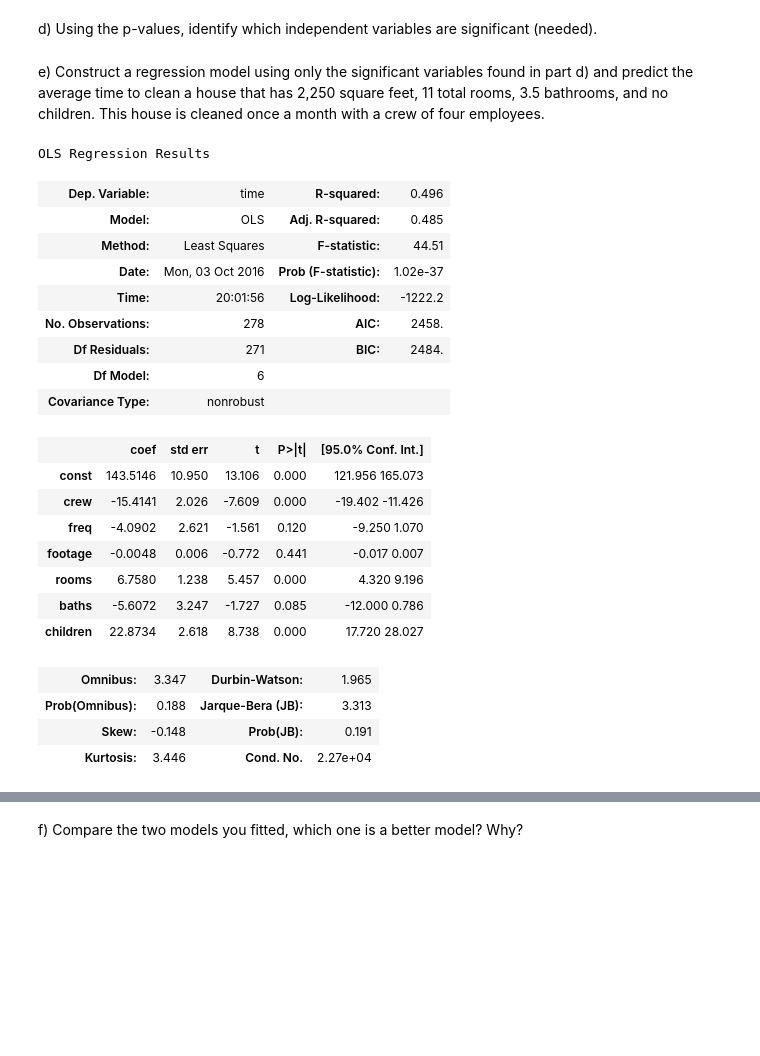
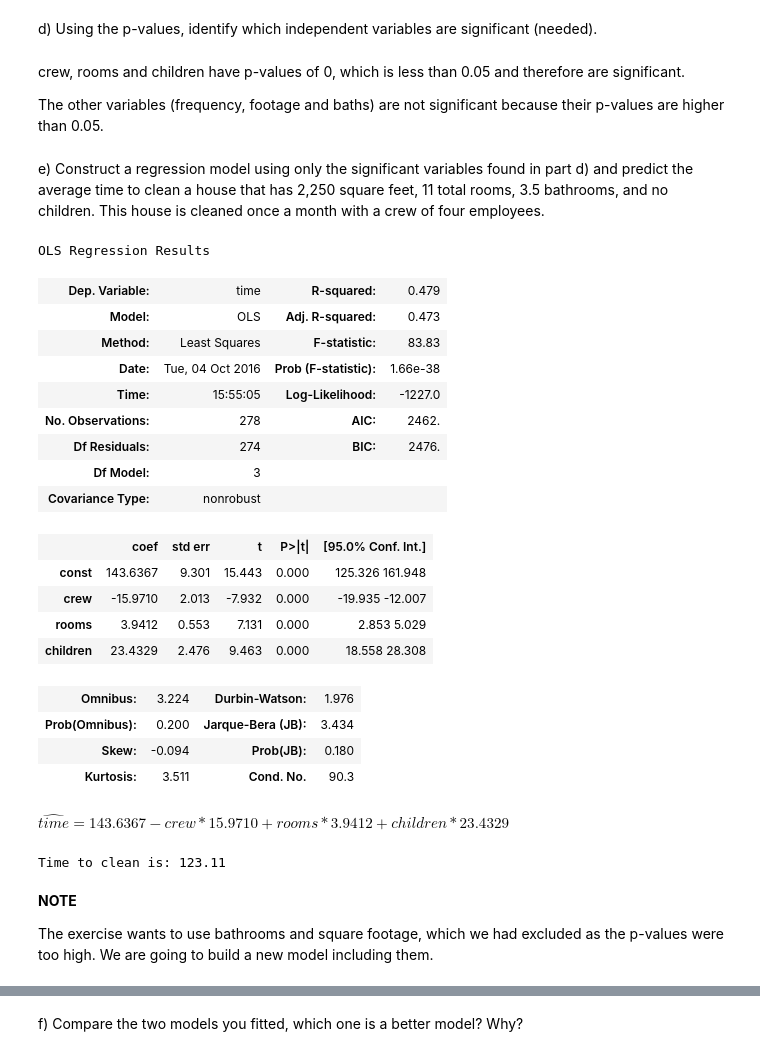
Before and after one commit to carlespoles/DSCI6002-student, a Jupyter notebook: week6/6-2_MultReg1/DSCI6002-6.2-Lab-CarlesPolesMielgo_JeremyGrace.ipynb, the cells around one changed output, grey strips where cells are left out. Cells and saved outputs as stored; diff of their text form; code cells hidden in the pictures; blank space fills up the shorter version.

```diff
--- a/week6/6-2_MultReg1/DSCI6002-6.2-Lab-CarlesPolesMielgo_JeremyGrace.ipynb
+++ b/week6/6-2_MultReg1/DSCI6002-6.2-Lab-CarlesPolesMielgo_JeremyGrace.ipynb
@@ -139,7 +149,7 @@ You are shopping for a laptop computer at Best Buy. To help you with your decisi
 
 a) Using multiple regression, model selling price using the variables screen size, hard drive size, amount of ram, number of usb ports and weight.
 # %%
-laptops = pd.read_sql("SELECT * FROM laptops AS l;", engine)
+laptops = pd.read_sql("SELECT * FROM laptops;", engine)
 # %%
 laptops.head()
 # %% [output]
@@ -315,7 +379,4 @@ squad.head()
 | 2 | 3 | 2 | 3 | 1 | 1630 | 8 | 2.0 | 0 | 2016-09-12 | 131 |
 | 3 | 4 | 3 | 3 | 1 | 1640 | 7 | 1.5 | 0 | 2016-09-11 | 141 |
 | 4 | 5 | 4 | 3 | 0 | 1711 | 8 | 2.5 | 1 | 2016-09-27 | 144 |
-# %%
-# We need to cast dt, which is of type datetime, to int to avoid error when running the OLS model.
-squad['dt'] = squad['dt'].astype(int)
 # %%
@@ -357,35 +433,48 @@ c) Interpret the meaning of the regression coefficient for the Rooms, Crew, Chil
 # %% [markdown]
 d) Using the p-values, identify which independent variables are significant (needed).
+# %% [markdown]
+crew, rooms and children have p-values of 0, which is less than 0.05 and therefore are significant.
+
+The other variables (frequency, footage and baths) are not significant because their p-values are higher than 0.05.
 # %% [markdown]
 e) Construct a regression model using only the significant variables found in part d) and predict the average time to clean a house that has 2,250 square feet, 11 total rooms, 3.5 bathrooms, and no children. This house is cleaned once a month with a crew of four employees.
 # %%
-X_squad = squad[['crew', 'freq', 'footage', 'rooms', 'baths', 'children']]
+X_squad = squad[['crew', 'rooms', 'children']]
 X_squad = sm.add_constant(X_squad)
 y_squad = squad['time']
 
 model_squad = sm.OLS(y_squad, X_squad)
 results_squad = model_squad.fit()
 results_squad.summary()
 # %% [output]
 OLS Regression Results
-| Dep. Variable: | time | R-squared: | 0.496 |
-| Model: | OLS | Adj. R-squared: | 0.485 |
-| Method: | Least Squares | F-statistic: | 44.51 |
-| Date: | Mon, 03 Oct 2016 | Prob (F-statistic): | 1.02e-37 |
-| Time: | 20:01:56 | Log-Likelihood: | -1222.2 |
-| No. Observations: | 278 | AIC: | 2458. |
-| Df Residuals: | 271 | BIC: | 2484. |
-| Df Model: | 6 |  |  |
+| Dep. Variable: | time | R-squared: | 0.479 |
+| Model: | OLS | Adj. R-squared: | 0.473 |
+| Method: | Least Squares | F-statistic: | 83.83 |
+| Date: | Tue, 04 Oct 2016 | Prob (F-statistic): | 1.66e-38 |
+| Time: | 15:55:05 | Log-Likelihood: | -1227.0 |
+| No. Observations: | 278 | AIC: | 2462. |
+| Df Residuals: | 274 | BIC: | 2476. |
+| Df Model: | 3 |  |  |
 | Covariance Type: | nonrobust |  |  |
 |  | coef | std err | t | P>|t| | [95.0% Conf. Int.] |
-| const | 143.5146 | 10.950 | 13.106 | 0.000 | 121.956 165.073 |
-| crew | -15.4141 | 2.026 | -7.609 | 0.000 | -19.402 -11.426 |
-| freq | -4.0902 | 2.621 | -1.561 | 0.120 | -9.250 1.070 |
-| footage | -0.0048 | 0.006 | -0.772 | 0.441 | -0.017 0.007 |
-| rooms | 6.7580 | 1.238 | 5.457 | 0.000 | 4.320 9.196 |
-| baths | -5.6072 | 3.247 | -1.727 | 0.085 | -12.000 0.786 |
-| children | 22.8734 | 2.618 | 8.738 | 0.000 | 17.720 28.027 |
+| const | 143.6367 | 9.301 | 15.443 | 0.000 | 125.326 161.948 |
+| crew | -15.9710 | 2.013 | -7.932 | 0.000 | -19.935 -12.007 |
+| rooms | 3.9412 | 0.553 | 7.131 | 0.000 | 2.853 5.029 |
+| children | 23.4329 | 2.476 | 9.463 | 0.000 | 18.558 28.308 |
-| Omnibus: | 3.347 | Durbin-Watson: | 1.965 |
-| Prob(Omnibus): | 0.188 | Jarque-Bera (JB): | 3.313 |
-| Skew: | -0.148 | Prob(JB): | 0.191 |
-| Kurtosis: | 3.446 | Cond. No. | 2.27e+04 |
+| Omnibus: | 3.224 | Durbin-Watson: | 1.976 |
+| Prob(Omnibus): | 0.200 | Jarque-Bera (JB): | 3.434 |
+| Skew: | -0.094 | Prob(JB): | 0.180 |
+| Kurtosis: | 3.511 | Cond. No. | 90.3 |
+# %% [markdown]
+$\hat{time} = 143.6367 - crew * 15.9710 + rooms * 3.9412 + children * 23.4329$
+# %%
+time = 143.6367 - (4 * 15.9710) + (11 * 3.9412) + (0 * 23.4329)
+
+print("Time to clean is:", round(time, 2))
+# %% [output]
+Time to clean is: 123.11
+# %% [markdown]
+**NOTE**
+
+The exercise wants to use bathrooms and square footage, which we had excluded as the p-values were too high. We are going to build a new model including them.
```
Also changed, not shown: parts of 32 cells of this notebook, 2 other files.
